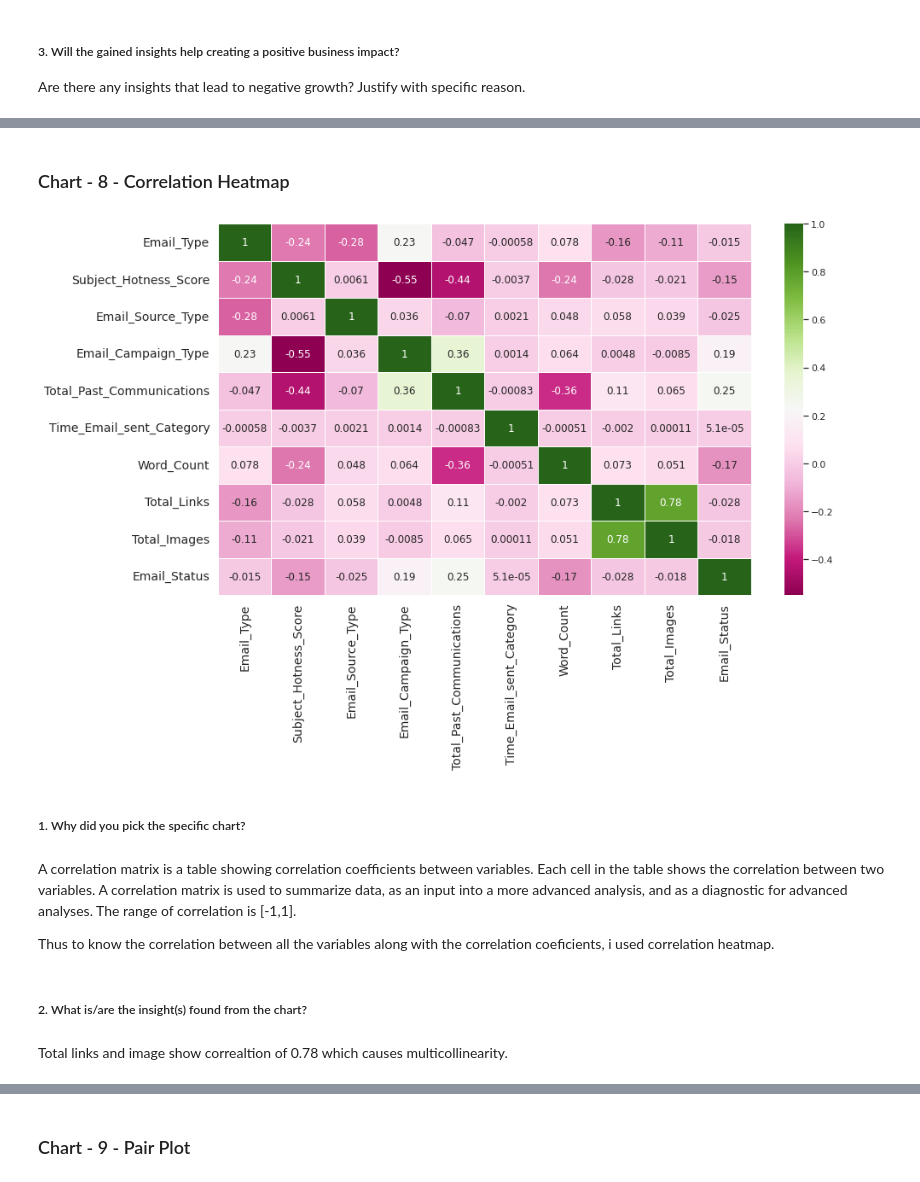
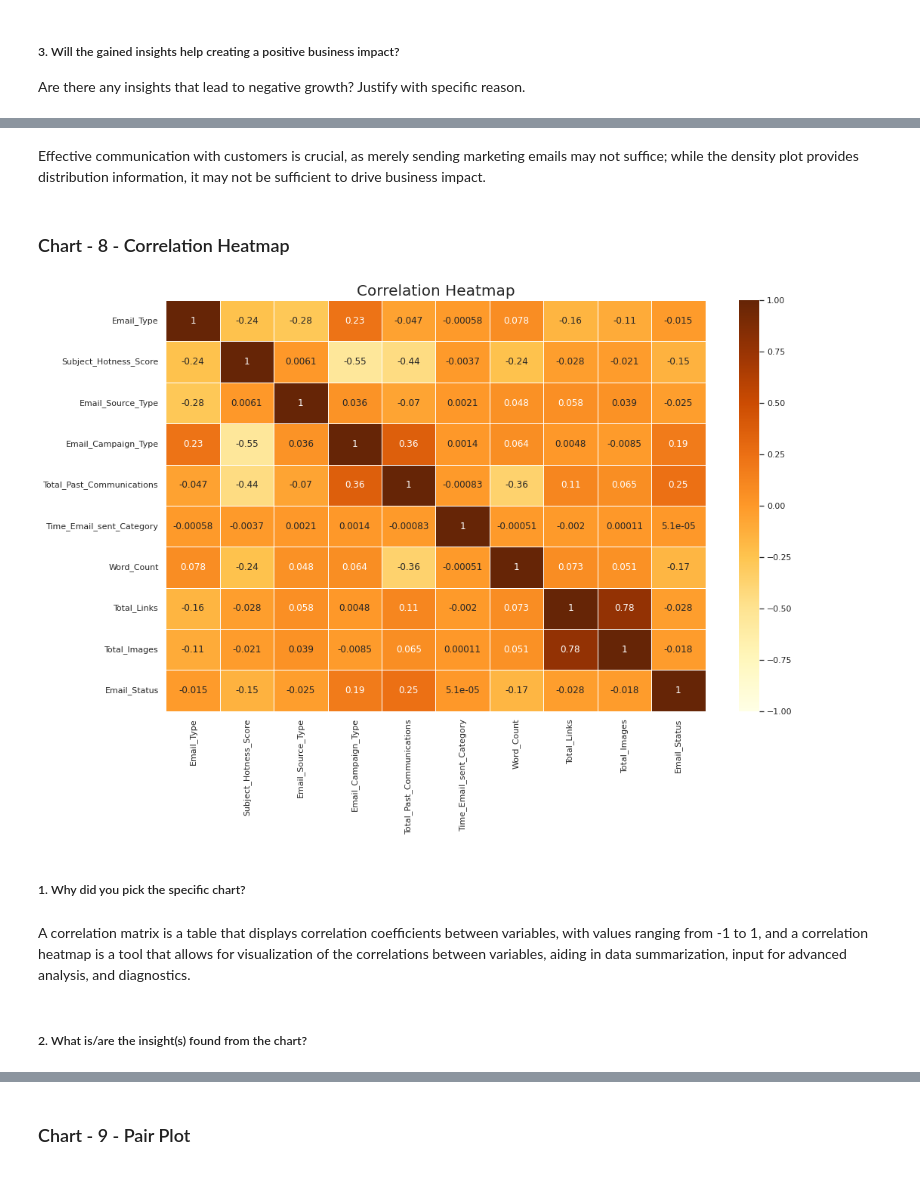
Before and after one commit to shyamsgadekar/Email_Campaign_Effectiveness_Prediction_shyam_gadekar, a Jupyter notebook: Email_Campaign_Effectiveness_Prediction_shyam_gadekar.ipynb, the cells around one changed output, grey strips where cells are left out. Drawn from its saved outputs; the diff is of its cells as text; code cells hidden in the pictures.

```diff
--- a/Email_Campaign_Effectiveness_Prediction_shyam_gadekar.ipynb
+++ b/Email_Campaign_Effectiveness_Prediction_shyam_gadekar.ipynb
@@ -1081,21 +1058,18 @@ Since this is a density plot, it only shows distribution but not enough to produ
+# %% [markdown]
+Effective communication with customers is crucial, as merely sending marketing emails may not suffice; while the density plot provides distribution information, it may not be sufficient to drive business impact.
 # %% [markdown]
 ### Chart - 8 - Correlation Heatmap
-# %%
-# Correlation Heatmap visualization code
-sns.set_context('notebook')
-plt.figure(figsize = (14,8))
-plt.xticks(fontsize= 14)
-plt.yticks(fontsize= 14)
-sns.heatmap(df.corr(), annot=True,linewidth=.5,cmap="PiYG");
-# %% [output]
-[figure, removed]
+# %%
+sns.set_context('notebook')
+plt.figure(figsize = (16,10))
+sns.heatmap(df.corr(), annot=True, vmin=-1, vmax=1, center=0, cmap="YlOrBr", linewidths=.5);
+plt.title('Correlation Heatmap', fontsize=20)
+plt.show()
+# %% [output]
+[figure, added]
 # %% [markdown]
 ##### 1. Why did you pick the specific chart?
-# %% [markdown]
-A correlation matrix is a table showing correlation coefficients between variables. Each cell in the table shows the correlation between two variables. A correlation matrix is used to summarize data, as an input into a more advanced analysis, and as a diagnostic for advanced analyses. The range of correlation is [-1,1].
-
-Thus to know the correlation between all the variables along with the correlation coeficients, i used correlation heatmap.
+# %% [markdown]
+A correlation matrix is a table that displays correlation coefficients between variables, with values ranging from -1 to 1, and a correlation heatmap is a tool that allows for visualization of the correlations between variables, aiding in data summarization, input for advanced analysis, and diagnostics.
 # %% [markdown]
 ##### 2. What is/are the insight(s) found from the chart?
-# %% [markdown]
-Total links and image show correaltion of 0.78 which causes multicollinearity.
```
Also changed, not shown: parts of 58 cells of this notebook.
